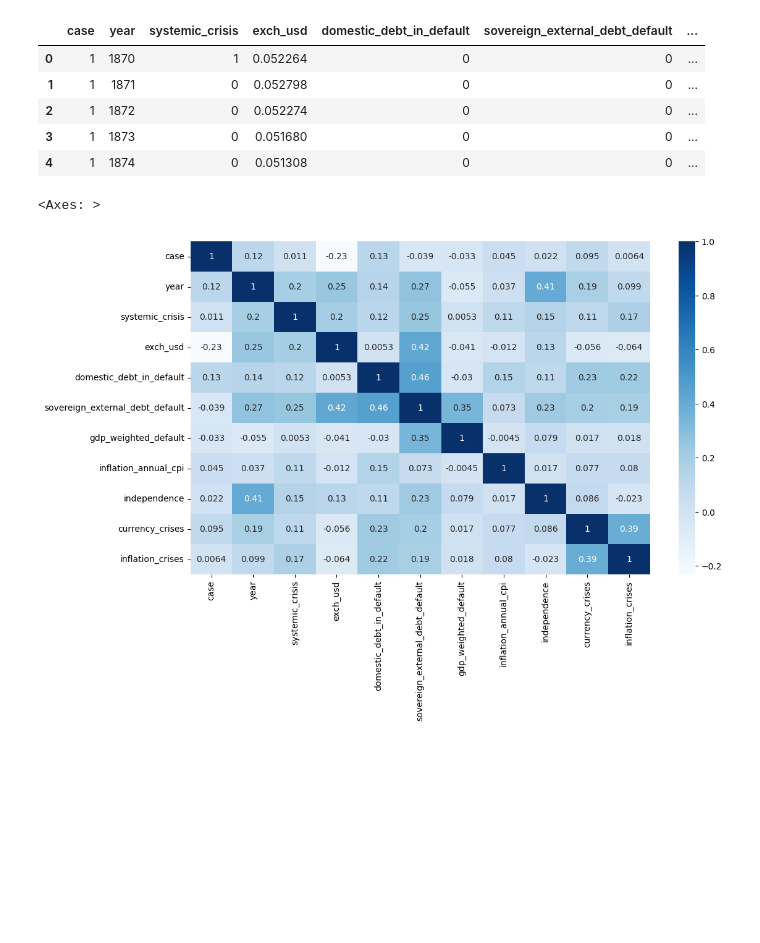
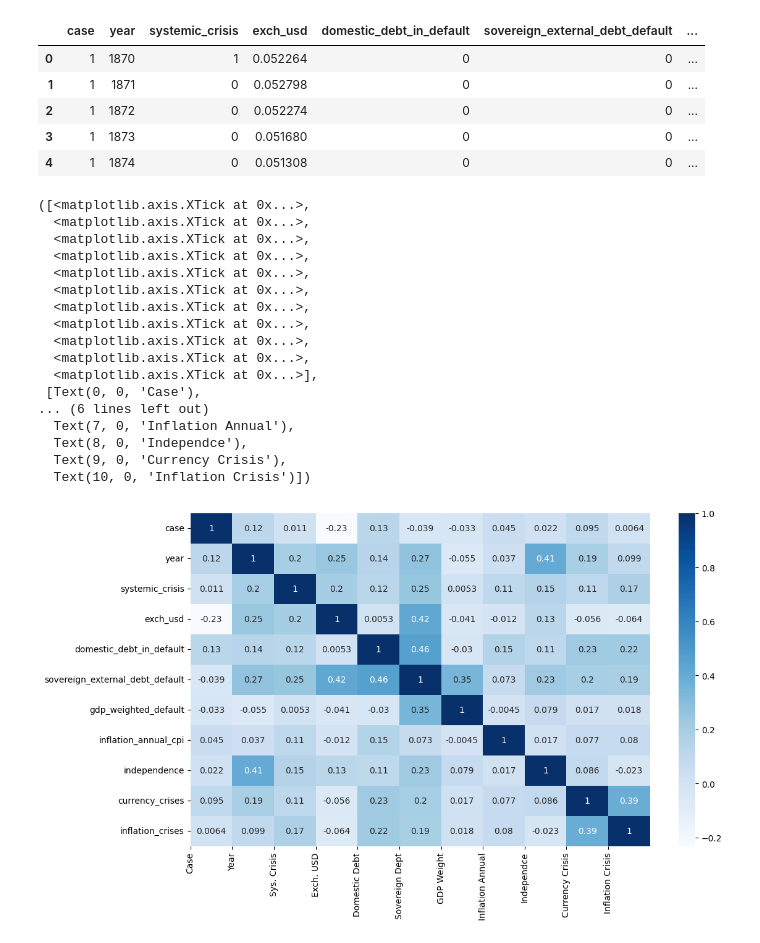
Before and after one commit to LeeBoy-Hmong/MachineLearning, a Jupyter notebook: FinancialCrisis/FinancialAfrica.ipynb, the cells around one changed output. Drawn from its saved outputs; the diff is of its cells as text; code cells hidden in the pictures; blank space fills up the shorter version.

```diff
--- a/FinancialCrisis/FinancialAfrica.ipynb
+++ b/FinancialCrisis/FinancialAfrica.ipynb
@@ -170,7 +167,34 @@ float_df.head()
 | 4 | 1 | 1874 | 0 | 0.051308 | 0 | 0 | ... |
 # %%
 plt.figure(figsize=(12,7))
-sns.heatmap(float_df.corr(), annot=True, cmap="Blues")
+sns.heatmap(float_df.corr(), annot=True, cmap="Blues", cbar=True)
+plt.xticks([0,1,2,3,4,5,6,7,8,9,10],['Case',
+                                     'Year',
+                                     'Sys. Crisis',
+                                     'Exch. USD',
+                                     'Domestic Debt',
+                                     'Sovereign Dept',
+                                     'GDP Weight',
+                                     'Inflation Annual',
+                                     'Independce',
+                                     'Currency Crisis',
+                                     'Inflation Crisis'])
 # %% [output]
-<Axes: >
+([<matplotlib.axis.XTick at 0x...>,
+  <matplotlib.axis.XTick at 0x...>,
+  <matplotlib.axis.XTick at 0x...>,
+  <matplotlib.axis.XTick at 0x...>,
+  <matplotlib.axis.XTick at 0x...>,
+  <matplotlib.axis.XTick at 0x...>,
+  <matplotlib.axis.XTick at 0x...>,
+  <matplotlib.axis.XTick at 0x...>,
+  <matplotlib.axis.XTick at 0x...>,
+  <matplotlib.axis.XTick at 0x...>,
+  <matplotlib.axis.XTick at 0x...>],
+ [Text(0, 0, 'Case'),
+... (6 lines left out)
+  Text(7, 0, 'Inflation Annual'),
+  Text(8, 0, 'Independce'),
+  Text(9, 0, 'Currency Crisis'),
+  Text(10, 0, 'Inflation Crisis')])
-[figure, old version]
+[figure, new version]
```
Also changed, not shown: parts of 2 cells of this notebook.
